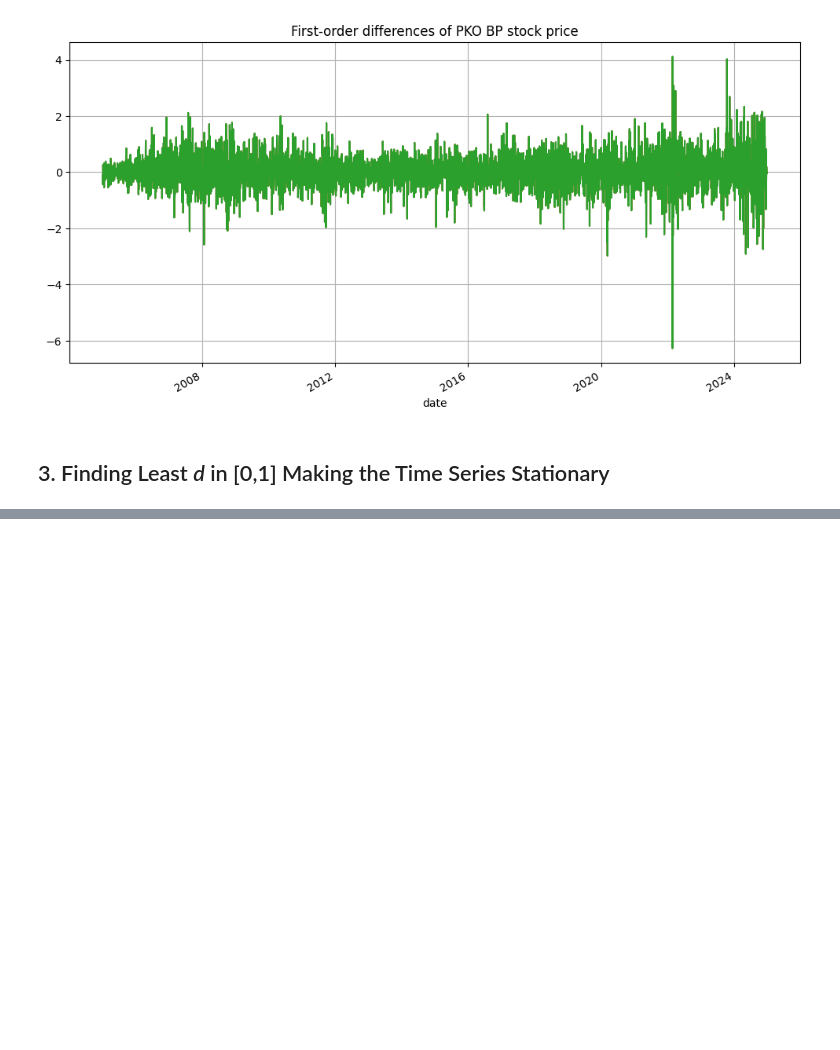
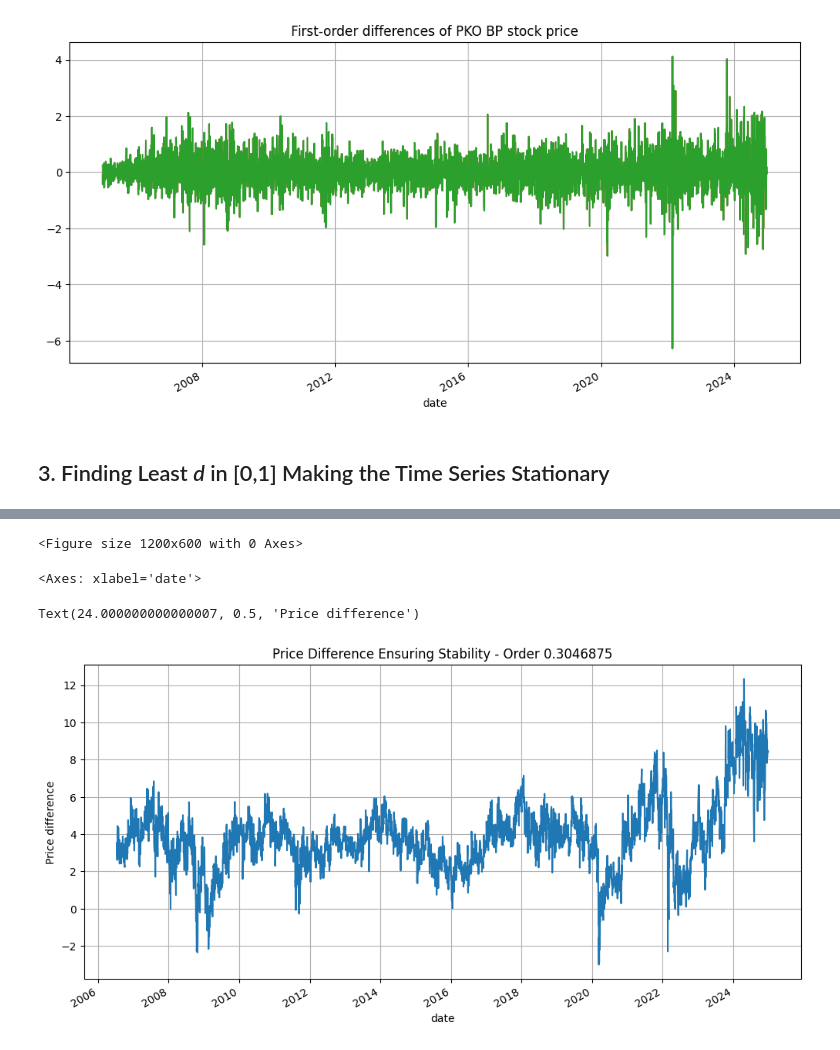
Before and after one commit to wegar-2/jupyter-notebooks, a Jupyter notebook: notebooks/04_fractional_differencing_with_ts_fracdiff.ipynb, the cells around one changed output, grey strips where cells are left out. Cells and saved outputs as stored; diff of their text form; code cells hidden in the pictures; blank space fills up the shorter version.

```diff
--- a/notebooks/04_fractional_differencing_with_ts_fracdiff.ipynb
+++ b/notebooks/04_fractional_differencing_with_ts_fracdiff.ipynb
@@ -54,0 +73,4 @@ fod_fig
+# %%
+minfod_fig = plt.figure(figsize=(12, 6))
+# %% [output]
+<Figure size 1200x600 with 0 Axes>
@@ -54,0 +79,16 @@ fod_fig
+# %%
+minfod_ax = minfod_fig.add_subplot(111)
+# %%
+pkobp["min_fod_close"].plot(ax=minfod_ax)
+# %% [output]
+<Axes: xlabel='date'>
+# %%
+minfod_ax.grid(True)
+minfod_ax.set_title(f"Price Difference Ensuring Stability - Order {min_order_stat}")
+minfod_ax.set_ylabel("Price difference")
+# %% [output]
+Text(24.000000000000007, 0.5, 'Price difference')
+# %%
+minfod_fig
+# %% [output]
+[figure, added]
```
Also changed, not shown: parts of 6 cells of this notebook, 1 other file.
